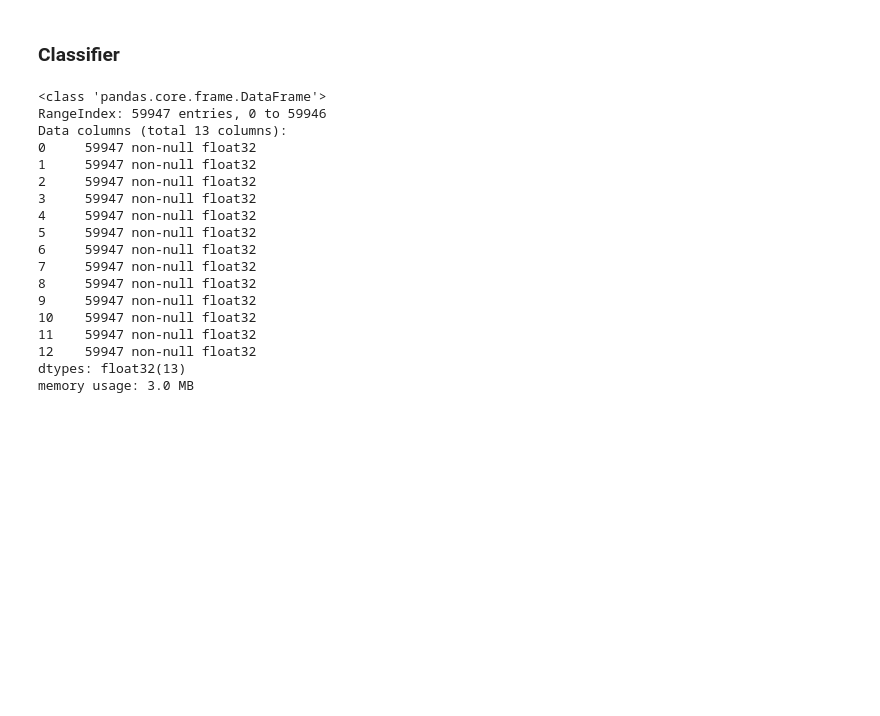
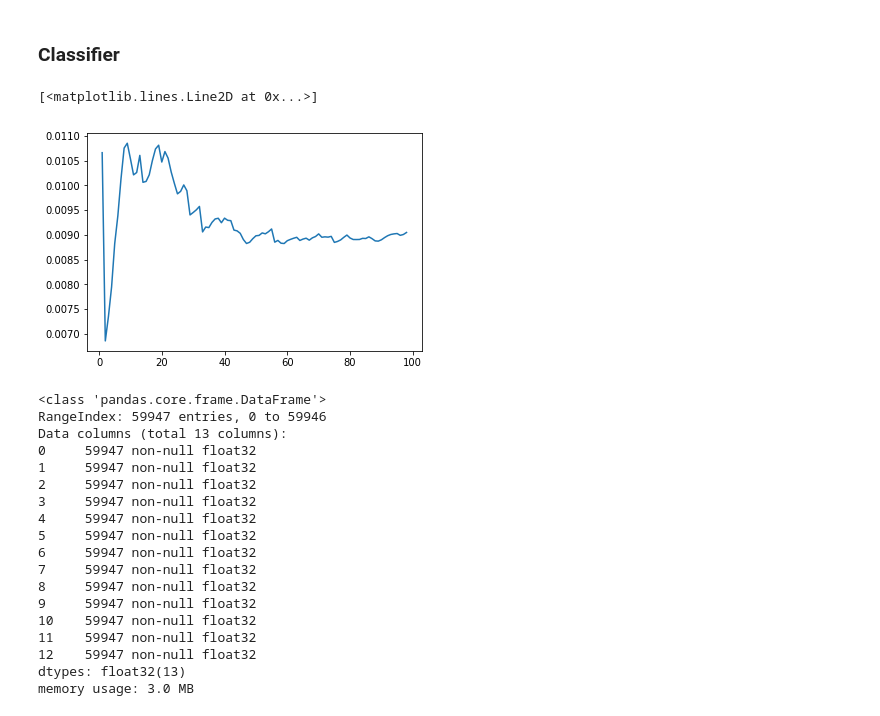
Before and after one commit to pjuda/ada-project, a Jupyter notebook: amazon-project_lucas2.0.ipynb, the cells around one changed output. Cells and saved outputs as stored; diff of their text form; code cells hidden in the pictures; blank space fills up the shorter version.

```diff
--- a/amazon-project_lucas2.0.ipynb
+++ b/amazon-project_lucas2.0.ipynb
@@ -540,7 +547,9 @@ df_tr = df_all["customer_id","star_rating","R_tot_reviews","R_mean_rating",
                   "five_rate","zero_rate","R_avg_dev","afinn"]
 # %%
 # Convert to pandas Dataframe, Computational Time : ~ 4 min 26 sec
-x_tr = df_tr.toPandas()
+x_tr0 = df_tr.toPandas()
+# %%
+x_tr = x_tr0.copy()
 # %%
 x_tr.info()
 # %% [output]
@@ -575,6 +587,21 @@ ss = StandardScaler()
 # %%
 ID = x_tr["customer_id"]
 x_tr = x_tr.drop("customer_id", axis=1)
+# %%
+#estimate best epsilon value for DBSCAN
+from sklearn.neighbors import NearestNeighbors
+dist = []
+for n in range(1,100):
+    nn = NearestNeighbors(n_neighbors=n, radius=1)
+    neigh = nn.fit(x_tr)
+    distance, indices = nn.kneighbors(x_tr)
+    last_distance = distance[:,-1] / np.max(distance[:,-1])
+    dist.append(np.mean(last_distance))#np.sort(last_distance)[::-1]
+
+plt.plot(dist)
+# %% [output]
+[<matplotlib.lines.Line2D at 0x...>]
+[figure, added]
 # %%
 # Standaridzation of the data and shuffle
 scaled = ss.fit_transform(x_tr)
```
Also changed, not shown: parts of 25 cells of this notebook.
